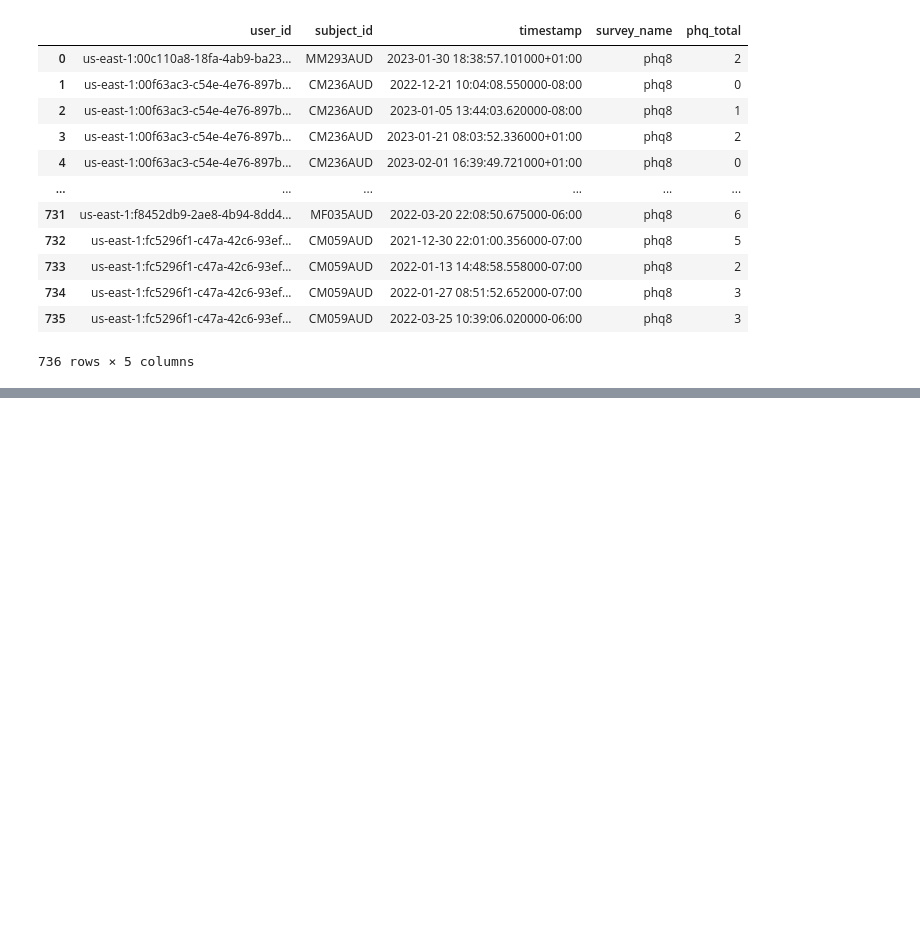
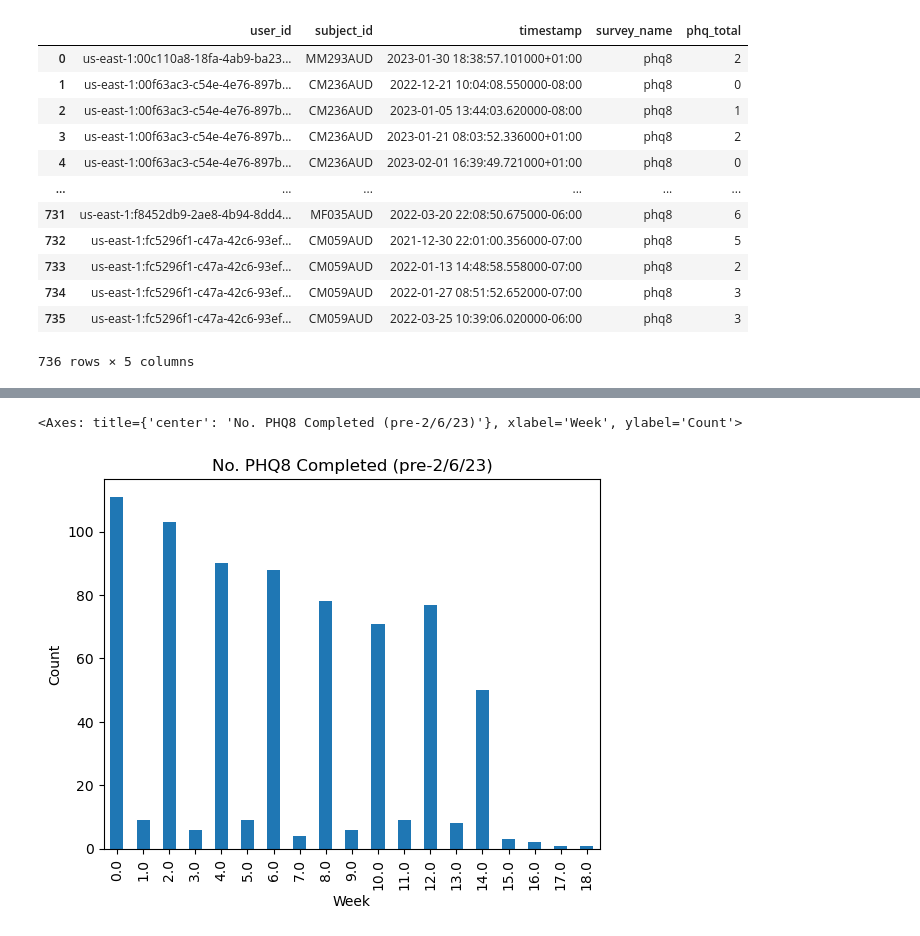
Before and after one commit to mbthompson14/HR_DSMB_2023, a Jupyter notebook: hr_phq8/hr_phq8.ipynb, the cells around one changed output, grey strips where cells are left out. Drawn from its saved outputs; the diff is of its cells as text; code cells hidden in the pictures; blank space fills up the shorter version.

Commit message:
phq8 completed by week plot

```diff
--- a/hr_phq8/hr_phq8.ipynb
+++ b/hr_phq8/hr_phq8.ipynb
@@ -9,6 +9,15 @@ df = pd.read_csv("phq_scores_niaaa_20230715.csv", usecols=cols[1:])
 #df['timestamp'] = df['timestamp'].apply(lambda x: datetime.strptime(x.split('.')[0], '%Y-%m-%dT%H:%M:%S'))
 #df['timestamp'] = df['timestamp'].apply(lambda x: np.datetime64(x))
 df['timestamp'] = df['timestamp'].apply(lambda x: pd.to_datetime(x))
+
+# fix typos
+df.replace({'C102AUD':'CF102AUD','Mm095AUD':'MM095AUD','CM085 AUD':'CM085AUD','Mf087AUD':'MF087AUD','Mm119AUD':'MM119AUD'}, inplace=True)
+
+# remove invalid pts
+drop_list = ['CM236AUD','CM256AUD','MM293AUD']
+drop_indices = df.loc[df['subject_id'].isin(drop_list),'subject_id'].index
+df.drop(drop_indices)
+
 df
 # %% [output]
 |  | user_id | subject_id | timestamp | survey_name | phq_total |
@@ -66,6 +52,6 @@ def get_study_week(row):
 # %%
 for i, row in df.iterrows():
     try:
-        df.loc[df.index[i],"study_week"] = get_study_week(row)
+        df.loc[df.index[i],"study_week"], df.loc[df.index[i],"study_days"] = get_study_week(row)
     except:
-        df.loc[df.index[i],"study_week"] = np.nan
+        df.loc[df.index[i],"study_week"], df.loc[df.index[i],"study_days"] = np.nan, np.nan
@@ -94,0 +72,7 @@ Name: study_week, dtype: int64
+# %%
+count_by_week = df['study_week'].value_counts()
+count_by_week.sort_index(inplace=True)
+count_by_week.plot(kind='bar', xlabel="Week", ylabel='Count', title='No. PHQ8 Completed (pre-2/6/23)')
+# %% [output]
+<Axes: title={'center': 'No. PHQ8 Completed (pre-2/6/23)'}, xlabel='Week', ylabel='Count'>
+[figure, added]
```
Also changed, not shown: parts of 7 cells of this notebook.
